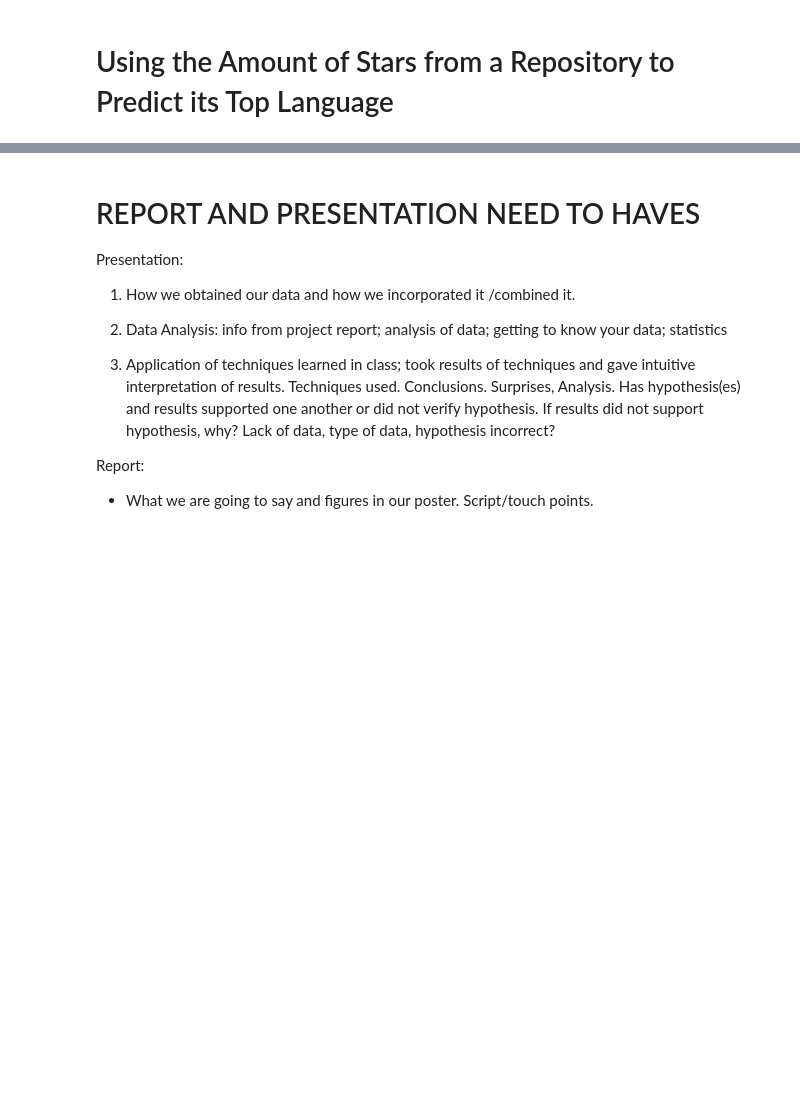
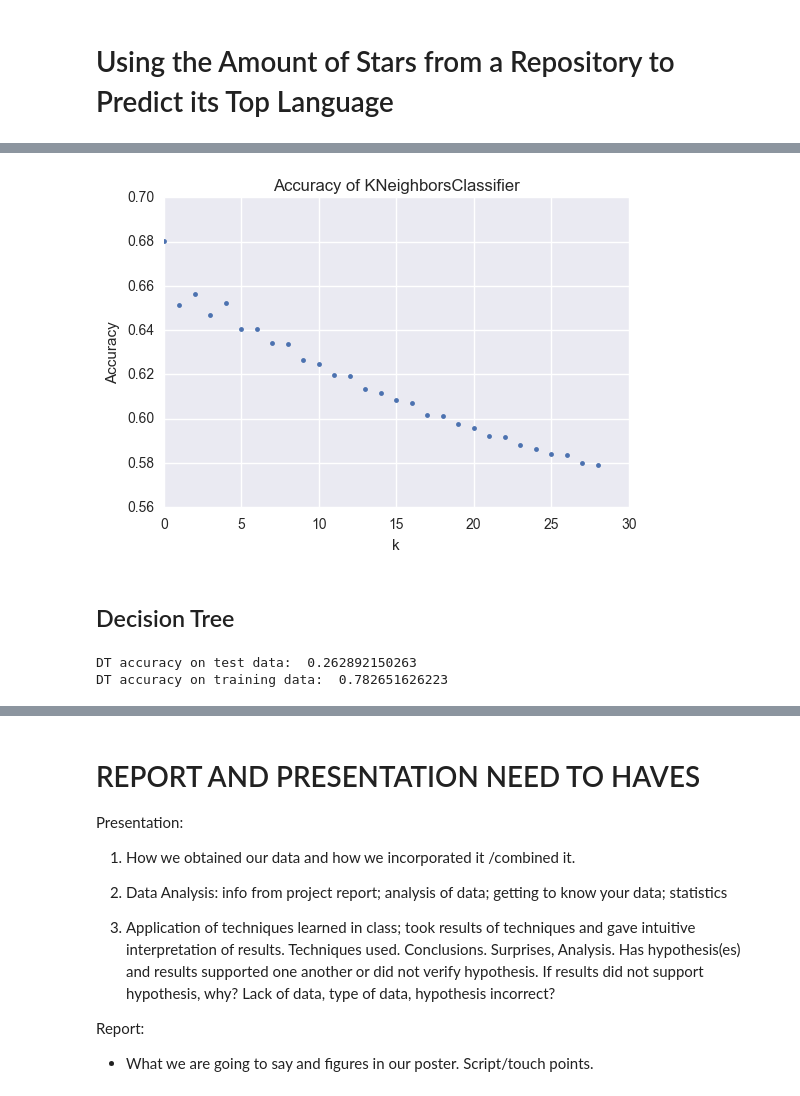
Before and after one commit to sean-smith/peregrine, a Jupyter notebook: GitHub_Analysis.ipynb, the cells around one changed output, grey strips where cells are left out. Drawn from its saved outputs; the diff is of its cells as text; code cells hidden in the pictures; blank space fills up the shorter version.

```diff
--- a/GitHub_Analysis.ipynb
+++ b/GitHub_Analysis.ipynb
@@ -619,0 +705,4 @@ unique_lang_df.head()
+# %%
+language_sample = pd.DataFrame(df_dummies_lang['language_1_value'])
+language_sample.columns = ['language_1']
+language_sample.head(5)
@@ -619,0 +722,3 @@ unique_lang_df.head()
+# %%
+estimate_primary_sample = df_dummies_lang.drop(['language_1_value'], 1)
+estimate_primary_sample = estimate_primary_sample.drop(['language_1'], 1)
@@ -619,0 +753,11 @@ unique_lang_df.head()
+# %%
+X_train, X_test, y_train, y_test = train_test_split(estimate_primary_sample, language_sample, test_size=0.4, random_state=0)
+# %%
+acc = []
+for k in range(15,50):
+    knn_digits = KNeighborsClassifier(n_neighbors=k)
+    knn_digits.fit(X_train, pd.Series.ravel(y_train))
+    y_digits_test_pred = knn_digits.predict(X_test)
+    print("KNN test accuracy on prediction of primary language, k = {}, acc = {}: ".format(
+            k,knn_digits.score(X_test, y_test)))
+    acc.append(knn_digits.score(X_test, y_test))
@@ -619,0 +809,22 @@ unique_lang_df.head()
+# %%
+x_labels = [i for i in range(35)]
+plt.plot(x_labels, acc, '.')
+plt.xlabel('k')
+_=plt.ylabel('Accuracy')
+plt.title("Accuracy of KNeighborsClassifier")
+plt.savefig('knn_acc_lang.png')
+plt.show()
+# %% [output]
+[figure, added]
+# %% [markdown]
+## Decision Tree
+# %%
+dtc = tree.DecisionTreeClassifier()
+dtc.fit(X_train,y_train)
+y_pred_test = dtc.predict(X_test)
+print('DT accuracy on test data: ', dtc.score(X_test, y_test))
+y_pred_train = dtc.predict(X_train)
+print('DT accuracy on training data: ', dtc.score(X_train, y_train))
+# %% [output]
+DT accuracy on test data:  0.262892150263
+DT accuracy on training data:  0.782651626223
```
Also changed, not shown: parts of 27 cells of this notebook, 1 other file.
